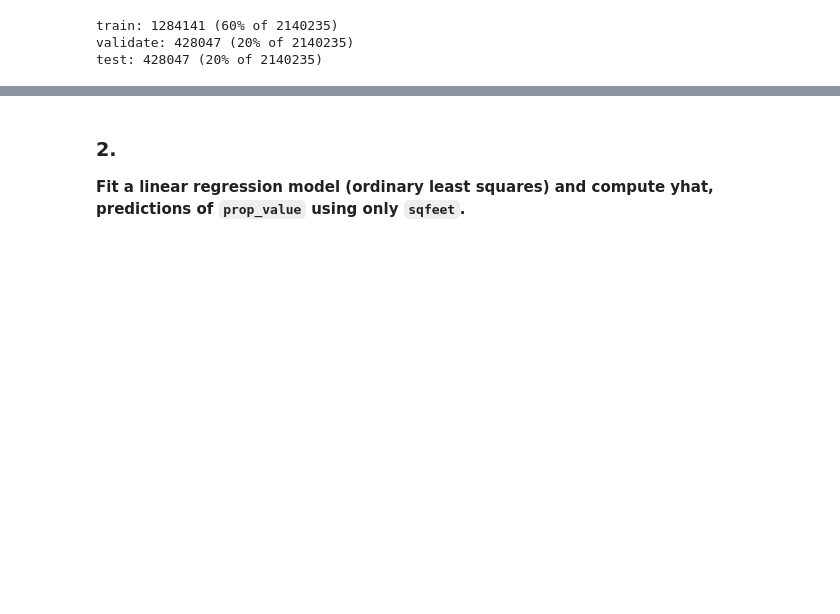
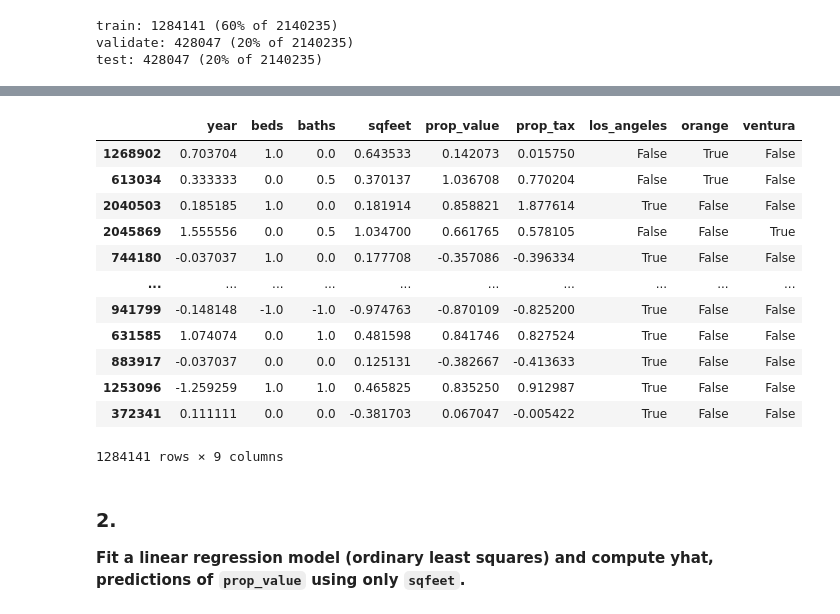
Before and after one commit to Zacharia-Schmitz/regression-exercises, a Jupyter notebook: evaluate.ipynb, the cells around one changed output, grey strips where cells are left out. Drawn from its saved outputs; the diff is of its cells as text; code cells hidden in the pictures; blank space fills up the shorter version.

```diff
--- a/evaluate.ipynb
+++ b/evaluate.ipynb
@@ -36,6 +49,22 @@ test: 428047 (20% of 2140235)
 train = robust_scaler(train)
 validate = robust_scaler(validate)
 test = robust_scaler(test)
+# %%
+train
+# %% [output]
+|  | year | beds | baths | sqfeet | prop_value | prop_tax | los_angeles | orange | ventura |
+| 1268902 | 0.703704 | 1.0 | 0.0 | 0.643533 | 0.142073 | 0.015750 | False | True | False |
+| 613034 | 0.333333 | 0.0 | 0.5 | 0.370137 | 1.036708 | 0.770204 | False | True | False |
+| 2040503 | 0.185185 | 1.0 | 0.0 | 0.181914 | 0.858821 | 1.877614 | True | False | False |
+| 2045869 | 1.555556 | 0.0 | 0.5 | 1.034700 | 0.661765 | 0.578105 | False | False | True |
+| 744180 | -0.037037 | 1.0 | 0.0 | 0.177708 | -0.357086 | -0.396334 | True | False | False |
+| ... | ... | ... | ... | ... | ... | ... | ... | ... | ... |
+| 941799 | -0.148148 | -1.0 | -1.0 | -0.974763 | -0.870109 | -0.825200 | True | False | False |
+| 631585 | 1.074074 | 0.0 | 1.0 | 0.481598 | 0.841746 | 0.827524 | True | False | False |
+| 883917 | -0.037037 | 0.0 | 0.0 | 0.125131 | -0.382667 | -0.413633 | True | False | False |
+| 1253096 | -1.259259 | 1.0 | 1.0 | 0.465825 | 0.835250 | 0.912987 | True | False | False |
+| 372341 | 0.111111 | 0.0 | 0.0 | -0.381703 | 0.067047 | -0.005422 | True | False | False |
+1284141 rows × 9 columns
 # %% [markdown]
 
 ### 2.
```
Also changed, not shown: parts of 5 cells of this notebook.
